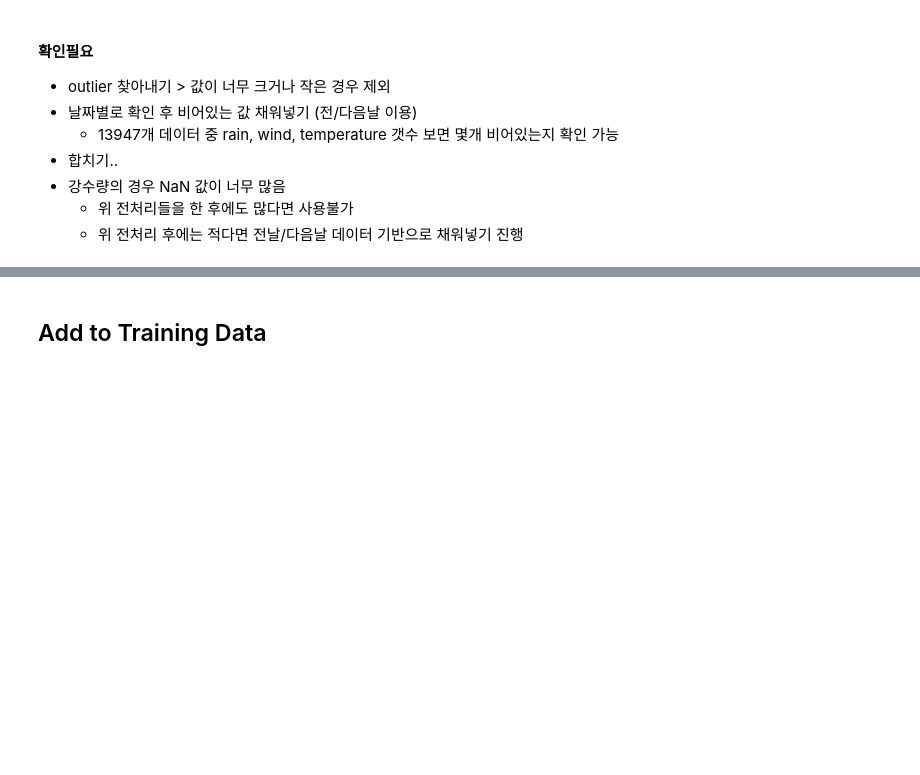
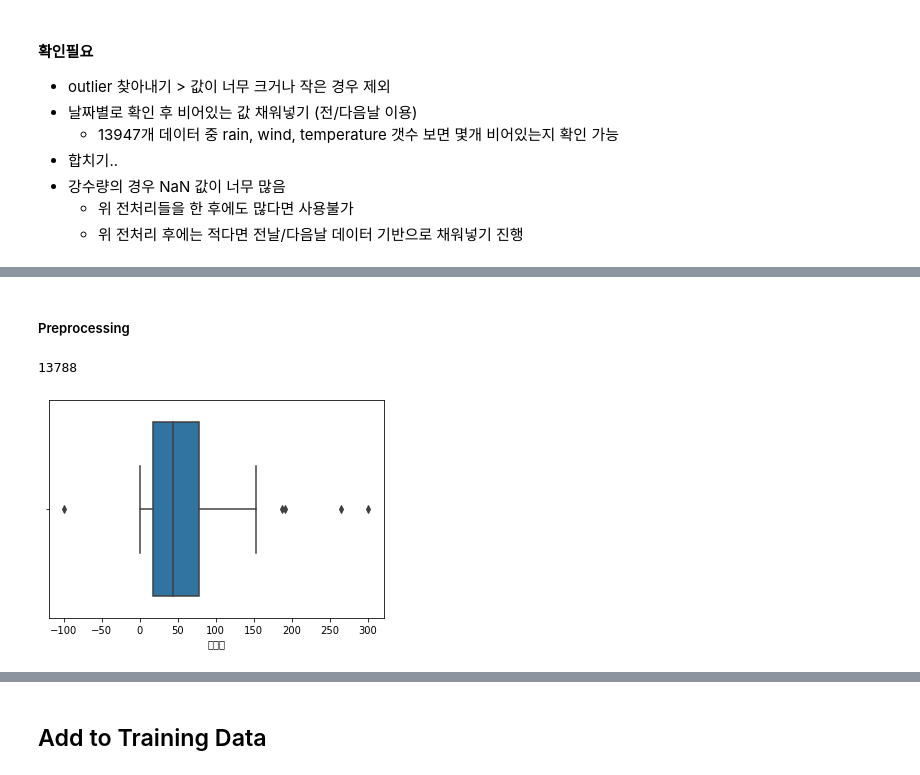
Before and after one commit to Yeony54/Project_Seafood_Import_Price_Prediction, a Jupyter notebook: Final_Preprocessing.ipynb, the cells around one changed output, grey strips where cells are left out. Cells and saved outputs as stored; diff of their text form; code cells hidden in the pictures; blank space fills up the shorter version.

```diff
--- a/Final_Preprocessing.ipynb
+++ b/Final_Preprocessing.ipynb
@@ -148,0 +164,17 @@ df_weather.describe()
+# %%
+rwt_nor = pd.DataFrame()
+
+for i in [1373, 1007, 1233, 1114, 1098, 1002, 1317, 1152, 1028, 1008, 1415, 1001, 1212, 1492, 1384, 1241, 1403, 1065, 1196, 1271, 1026 ,1025,1465, 1238]:
+    rwt_nor = rwt_nor.append(rwt[rwt['지점']==i]) # 노르웨이
+
+rwt_nor = rwt_nor.sort_values(by=['지점','일시'])
+
+rwt_nor['일시'] = rwt_nor['일시'].str[:10] # 시간 부분 삭제
+
+rwt_nor['일시'] = rwt_nor['일시'].astype('datetime64')
+
+rwt_nor = rwt_nor.query('일시.dt.dayofweek == 0') # 일시를 일주일 간격으로 변환
+
+rwt_nor['국가'] = '노르웨이'
+
+rwt_nor
@@ -148,0 +227,17 @@ df_weather.describe()
+# %%
+rwt_vit = pd.DataFrame()
+
+for i in [48914, 48808, 48870, 48877, 48845, 48840, 48887, 48917, 48820]:
+    rwt_vit = rwt_vit.append(rwt[rwt['지점']==i])
+
+rwt_vit = rwt_vit.sort_values(by=['지점명','일시'])
+
+rwt_vit['국가'] = '베트남'
+
+rwt_vit['일시'] = rwt_vit['일시'].str[:10] # 시간 부분 삭제
+
+rwt_vit['일시'] = rwt_vit['일시'].astype('datetime64')
+
+rwt_vit = rwt_vit.query('일시.dt.dayofweek == 0') # 일시를 일주일 간격으로 변환
+
+rwt_vit # 베트남 풍속,강수량,기온
@@ -148,0 +258,14 @@ df_weather.describe()
+# %% [markdown]
+##### Preprocessing
+# %%
+rwt_vit['강수량'].isna().sum()
+# %% [output]
+13788
+# %%
+sns.boxplot(x = rwt_vit['강수량'].unique())
+plt.xlabel('강수량')
+plt.show()
+
+# 음수인 이상치 제거 필요
+# %% [output]
+[figure, added]
```
Also changed, not shown: parts of 51 cells of this notebook.
